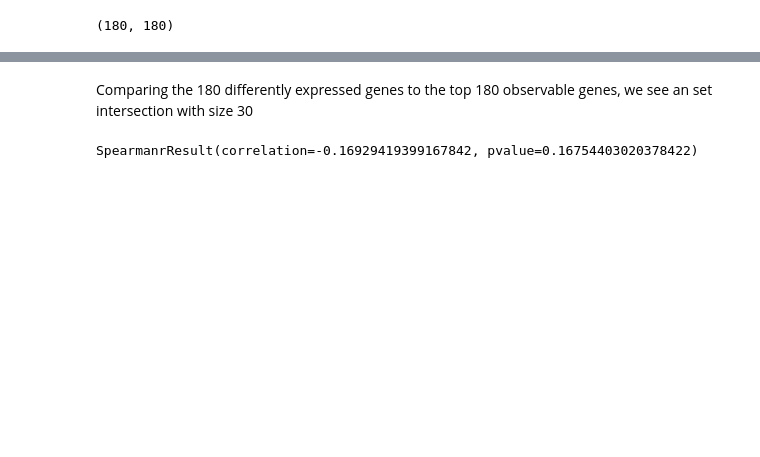
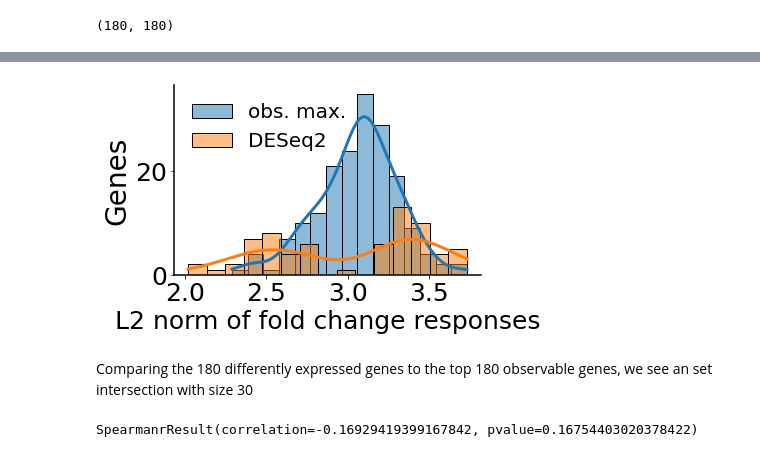
Before and after one commit to fmenol/transcriptome-dynamics-dmd-observability, a Jupyter notebook: main.ipynb, the cells around one changed output, grey strips where cells are left out. Drawn from its saved outputs; the diff is of its cells as text; code cells hidden in the pictures; blank space fills up the shorter version.

Commit message:
subfig to show differences in obs.max. and deseq2

```diff
--- a/main.ipynb
+++ b/main.ipynb
@@ -1256,3 +1256,24 @@ plt.show()
+# %%
+df_all = pd.read_csv('data/tpm.csv')
+txIDs_all = list(df_all.iloc[:,0])
+# getting transcriptome dynamics
+df_all = df_all[df_all.geneID.isin(deseq_ids)].iloc[:,1:]
+#
+_, _, _, _, _, _, _, _, data_fc_all, _ = process_df(df_all,sampleLabels,nreps,reps,ntimepts,txIDs_all)
+# %%
+savefig = False
+
+plt.figure(figsize=(5.5,3.5))
+sns.histplot(np.linalg.norm(np.mean(data_fc[[locus_tags_keep.index(this_tag) for this_tag in top_n_tags]],axis=2),axis=1),bins=15,kde=True,label='obs. max.')
+sns.histplot(np.linalg.norm(np.mean(data_fc_all,axis=2),axis=1),bins=15,kde=True,color='tab:orange',label='DESeq2')
+plt.legend(frameon=False,fontsize=20)
+plt.xlabel('L2 norm of fold change responses',fontsize=25)
+plt.ylabel('Genes',fontsize=28)
+if savefig:
+    plt.savefig(figDir + 'fig3/compare_methods_hist.pdf',bbox_inches='tight',transparent=True,dpi=300);
+plt.show()
+# %% [output]
+[figure, added]
 # %% [markdown]
 Comparing the 180 differently expressed genes to the top 180 observable genes, we see an set intersection with size 30
 # %%
```
Also changed, not shown: parts of 5 cells of this notebook, 1 other file.
